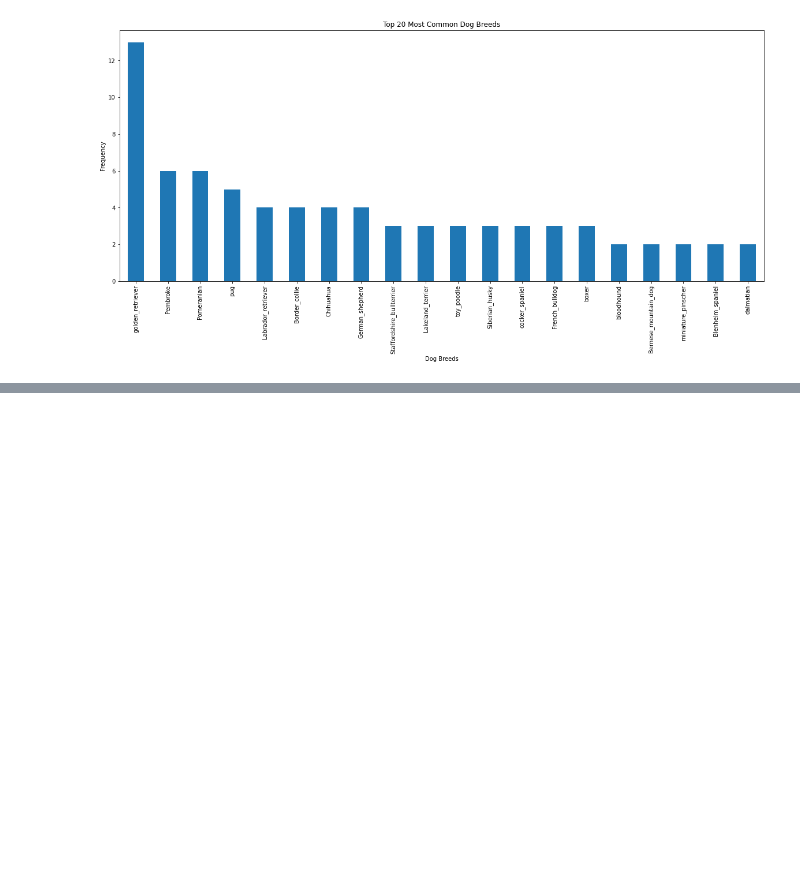
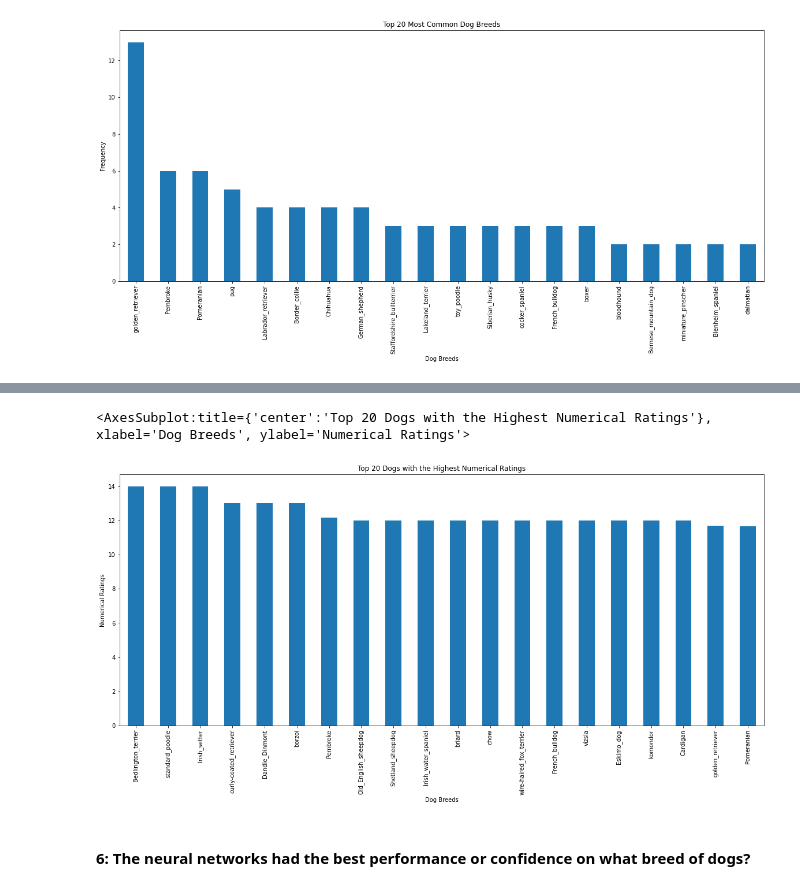
Before and after one commit to okabamac/data_wrangling_p2, a Jupyter notebook: wrangle_act.ipynb, the cells around one changed output, grey strips where cells are left out. Cells and saved outputs as stored; diff of their text form; code cells hidden in the pictures; blank space fills up the shorter version.

```diff
--- a/wrangle_act.ipynb
+++ b/wrangle_act.ipynb
@@ -1140,0 +1108,3 @@ top10_tweets_breeds.plot(kind='bar', x='p1', y='total_tweets', figsize = (20, 8)
+# %%
+# Get the average numerator ratings for each dog breed and get the top 20
+breed_ratings = final_df.groupby('p1').mean()['rating_numerator'].sort_values(ascending=False).head(20)
@@ -1140,0 +1131,8 @@ top10_tweets_breeds.plot(kind='bar', x='p1', y='total_tweets', figsize = (20, 8)
+# %%
+# Plot a bar chart of the top 10 dogs with the most numerical ratings
+breed_ratings.plot(kind='bar', x='p1', y='rating_numerator', figsize = (20, 8), xlabel='Dog Breeds', ylabel='Numerical Ratings', title='Top 20 Dogs with the Highest Numerical Ratings')
+# %% [output]
+<AxesSubplot:title={'center':'Top 20 Dogs with the Highest Numerical Ratings'}, xlabel='Dog Breeds', ylabel='Numerical Ratings'>
+[figure, added]
+# %% [markdown]
+#### 6: The neural networks had the best performance or confidence on what breed of dogs?
```
Also changed, not shown: parts of 47 cells of this notebook, 1 other file.
